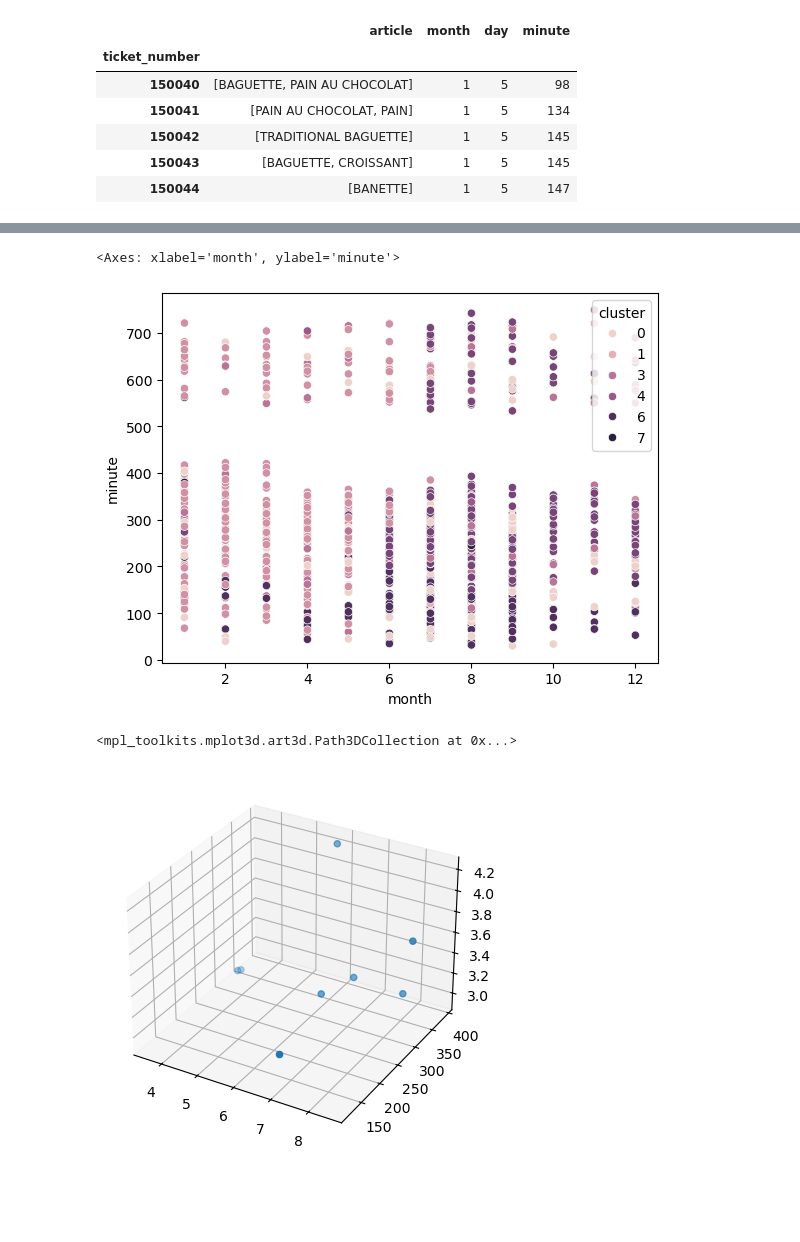
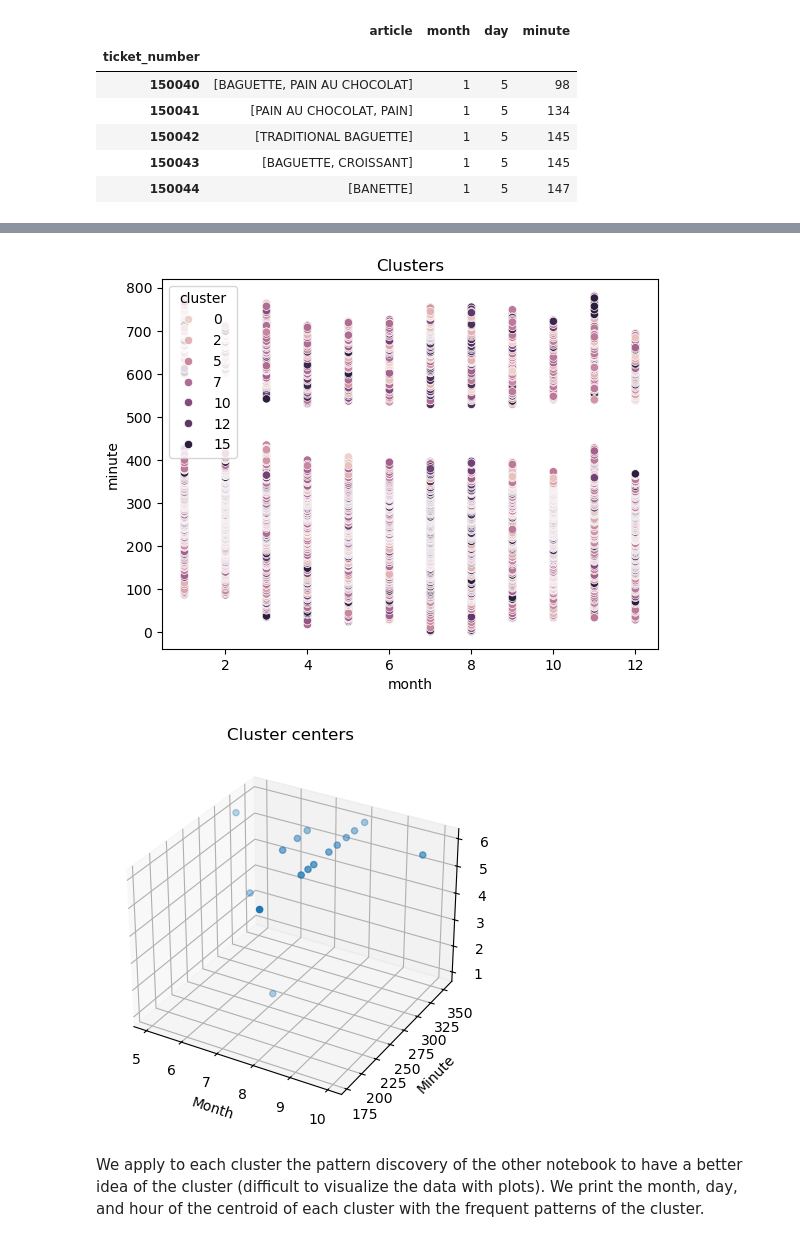
Before and after one commit to 1kjo/dbdm, a Jupyter notebook: clustering.ipynb, the cells around one changed output, grey strips where cells are left out. Drawn from its saved outputs; the diff is of its cells as text; code cells hidden in the pictures; blank space fills up the shorter version.

```diff
--- a/clustering.ipynb
+++ b/clustering.ipynb
@@ -14,6 +24,7 @@ DATA.head()
 DATA_CLEANED = DATA.loc[DATA['article'] != '.'].copy()
 DATA_CLEANED['ticket_number'] = pd.to_numeric(DATA_CLEANED['ticket_number'], downcast='integer')
 DATA_CLEANED['at'] = pd.to_datetime(DATA_CLEANED['date'] + ' ' + DATA_CLEANED['time'])
+DATA_CLEANED = DATA_CLEANED[DATA_CLEANED['at'].dt.year == 2021]
 DATA_CLEANED['month'] = DATA_CLEANED['at'].dt.month
 DATA_CLEANED['day'] = DATA_CLEANED['at'].dt.weekday
 DATA_CLEANED['minute'] = (DATA_CLEANED['at'].dt.hour - 7) * 60 + DATA_CLEANED['at'].dt.minute
@@ -57,2 +69,0 @@ array(['BAGUETTE', 'PAIN AU CHOCOLAT', 'PAIN', 'TRADITIONAL BAGUETTE',
-# %%
-DATA_CLEANED=DATA.loc[DATA['article']!='.']
@@ -70,6 +91,8 @@ TRANSACTIONS.head()
 # %%
+import numpy as np
+
 def items_to_numeric(items: list[str]) -> list[int]:
-    return [1 if item in items else 0 for item in ITEMS]
+    return np.array([1 if item in items else 0 for item in ITEMS])
 
 TRANSACTIONS_WITH_NUMERIC_ITEMS = TRANSACTIONS.copy()
 TRANSACTIONS_WITH_NUMERIC_ITEMS['article'] = TRANSACTIONS_WITH_NUMERIC_ITEMS['article'].apply(items_to_numeric)
@@ -178,0 +257,3 @@ CENTERS, CLUSTERS = clusterize(SAMPLES, 8, 100, 2, 100, 2000)
+# %%
+SAMPLES = TRANSACTIONS_WITH_NUMERIC_ITEMS
+CENTERS, CLUSTERS, _sse = k_prototype(SAMPLES, 16, 27.7, 0.0017, 1000, 20000)
@@ -189,19 +270,27 @@ plt.show()
 # %%
 import seaborn as sns
 
 TRANSACTIONS_WITH_CLUSTERS = SAMPLES.copy()
 TRANSACTIONS_WITH_CLUSTERS['cluster'] = CLUSTERS
 
 sns.scatterplot(data=TRANSACTIONS_WITH_CLUSTERS, x='month', y='minute', hue='cluster')
+plt.title('Clusters')
+plt.show()
 # %% [output]
-<Axes: xlabel='month', ylabel='minute'>
-[figure, old version]
+[figure, new version]
 # %%
 plot = plt.axes(projection='3d')
 plot.scatter3D(CENTERS['month'], CENTERS['minute'], CENTERS['day'])
+plot.set_xlabel('Month')
+plot.set_ylabel('Minute')
+plot.set_zlabel('Day')
+plot.set_title('Cluster centers')
+
+plt.show()
 # %% [output]
-<mpl_toolkits.mplot3d.art3d.Path3DCollection at 0x...>
-[figure, old version]
+[figure, new version]
+# %% [markdown]
+We apply to each cluster the pattern discovery of the other notebook to have a better idea of the cluster (difficult to visualize the data with plots). We print the month, day, and hour of the centroid of each cluster with the frequent patterns of the cluster.
 # %%
 import itertools
 from typing import Iterable
```
Also changed, not shown: parts of 23 cells of this notebook, 1 other file.
